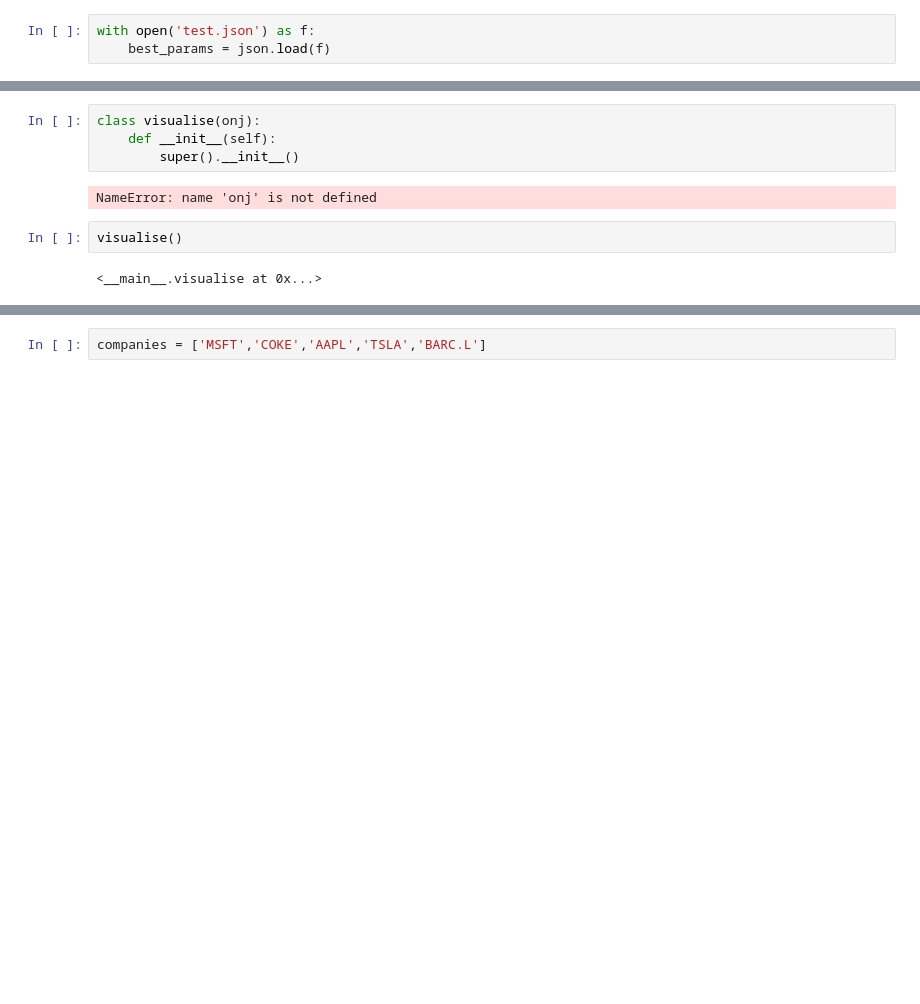
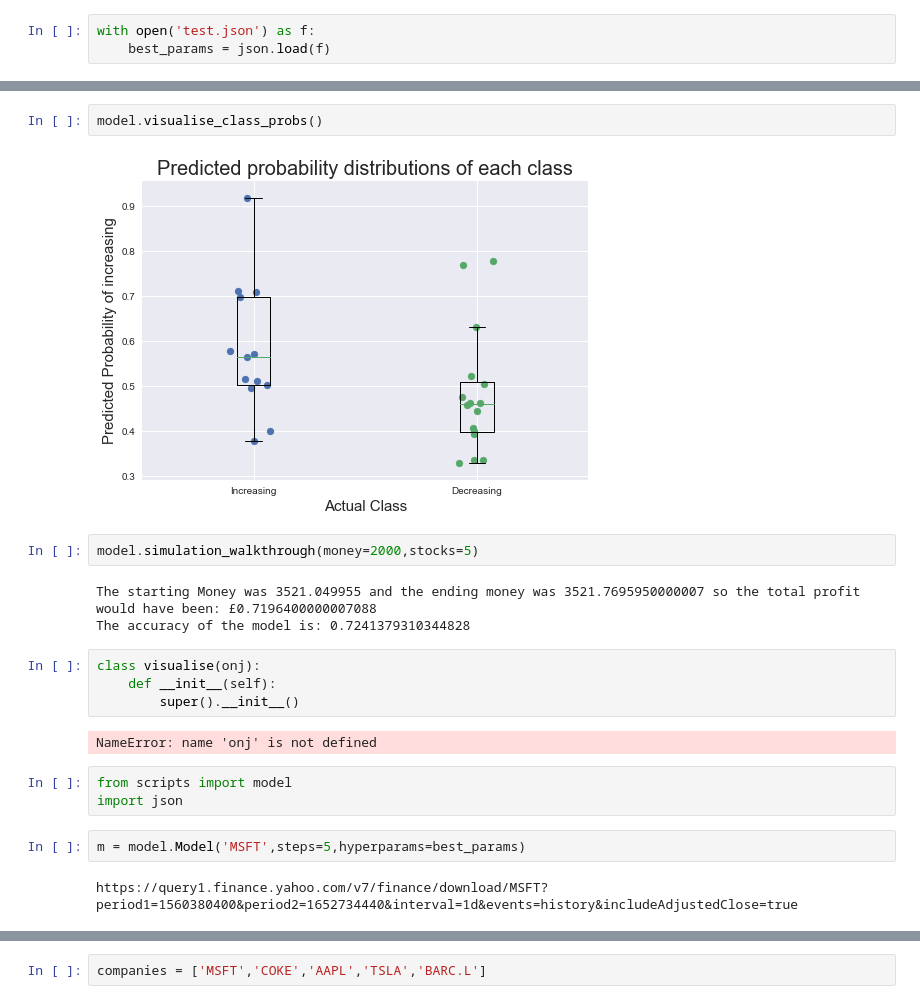
Before and after one commit to RowanMankoo/StockPricePrediction, a Jupyter notebook: Untitled-1.ipynb, the cells around one changed output, grey strips where cells are left out. Drawn from its saved outputs; the diff is of its cells as text; blank space fills up the shorter version.

```diff
--- a/Untitled-1.ipynb
+++ b/Untitled-1.ipynb
@@ -99,10 +20,22 @@ plt.show()
+# %%
+model.visualise_class_probs()
+# %% [output]
+[figure, added]
+# %%
+model.simulation_walkthrough(money=2000,stocks=5)
+# %% [output]
+The starting Money was 3521.049955 and the ending money was 3521.7695950000007 so the total profit would have been: £0.7196400000007088
+The accuracy of the model is: 0.7241379310344828
 # %%
 class visualise(onj):
     def __init__(self):
         super().__init__()
 # %% [output]
 NameError: name 'onj' is not defined
-# %%
-visualise()
-# %% [output]
-<__main__.visualise at 0x...>
+# %%
+from scripts import model
+import json
+# %%
+m = model.Model('MSFT',steps=5,hyperparams=best_params)
+# %% [output]
+https://query1.finance.yahoo.com/v7/finance/download/MSFT?period1=1560380400&period2=1652734440&interval=1d&events=history&includeAdjustedClose=true
```
Also changed, not shown: parts of 14 cells of this notebook, 6 other files.
